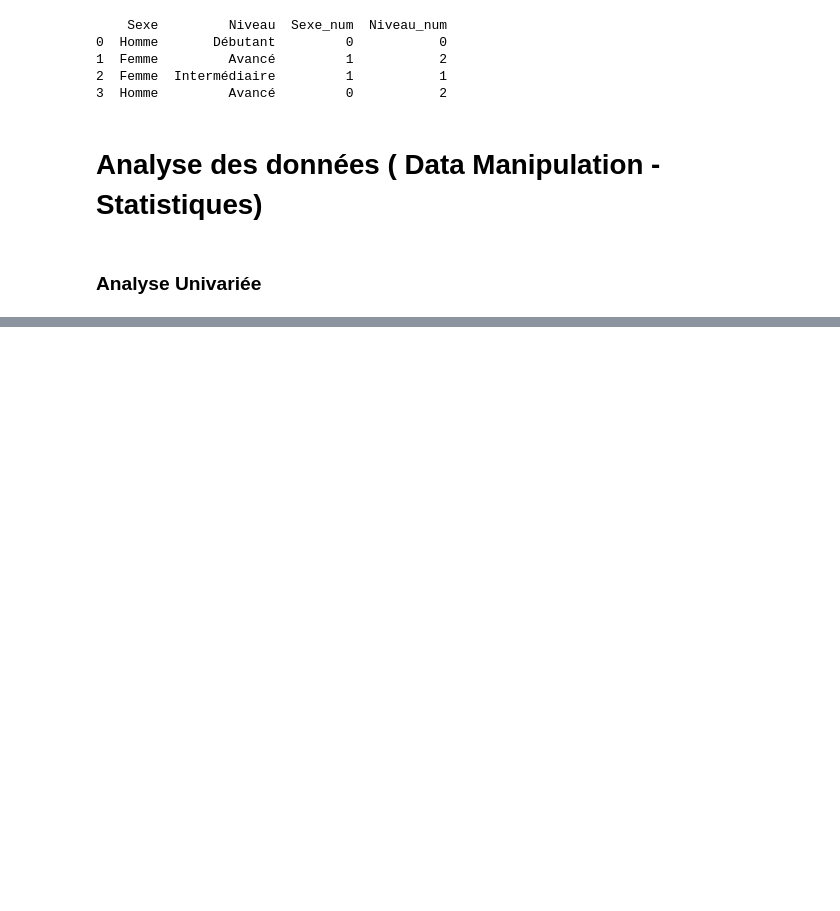
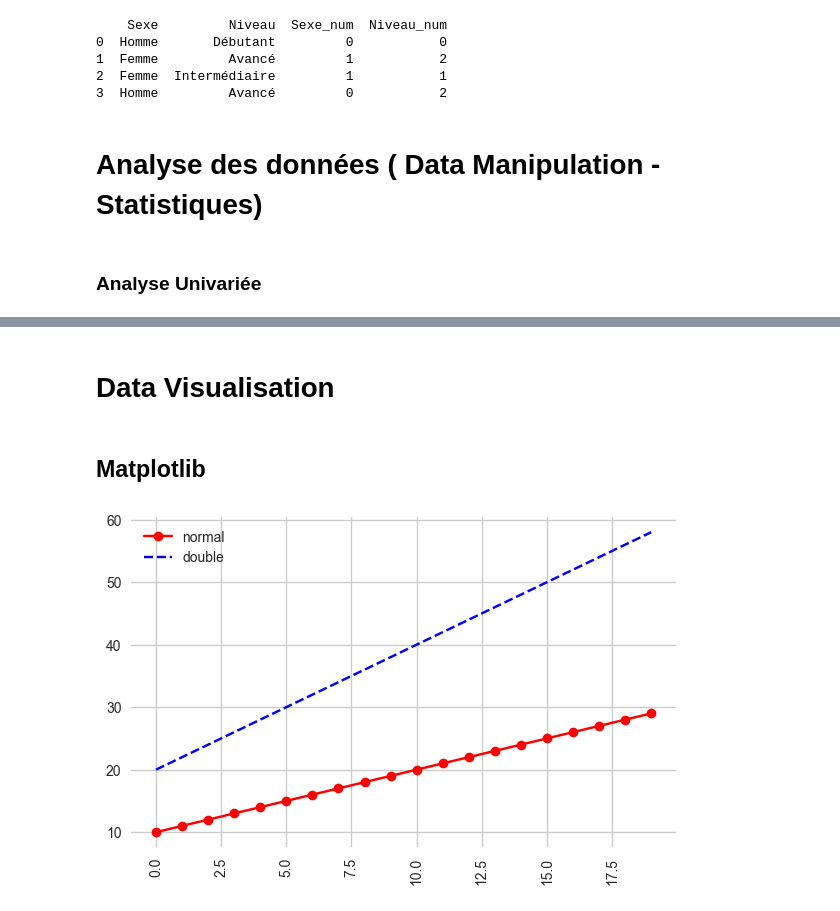
Before and after one commit to Hammilidi/ML_AI_Engineering, a Jupyter notebook: Semaine_2_Machine_Learning/Python_Pour_Data_Science.ipynb, the cells around one changed output, grey strips where cells are left out. Saved outputs shown, nothing was run; the diff lists cells and outputs as text; code cells hidden in the pictures; blank space fills up the shorter version.

```diff
--- a/Semaine_2_Machine_Learning/Python_Pour_Data_Science.ipynb
+++ b/Semaine_2_Machine_Learning/Python_Pour_Data_Science.ipynb
@@ -249,2 +248,22 @@ Note: you may need to restart the kernel to use updated packages.
 # %%
+# Analyse de la qualité de l'air et des admissions hospitalières
+# Dataset : Données environnementales et sanitaires par ville
+
 import pandas as pd
+import numpy as np
+import matplotlib.pyplot as plt
+import seaborn as sns
+from scipy import stats
+from scipy.stats import pearsonr, spearmanr
+import warnings
+warnings.filterwarnings('ignore')
+
+# Configuration des graphiques
+plt.style.use('default')
+sns.set_palette("husl")
+plt.rcParams['figure.figsize'] = (12, 8)
+plt.rcParams['font.size'] = 10
+
+print("="*80)
+print("ANALYSE DE LA QUALITÉ DE L'AIR ET DES ADMISSIONS HOSPITALIÈRES")
+print("="*80)
@@ -559,0 +1154,40 @@ print(df)
+# %% [markdown]
+# Data Visualisation
+# %% [markdown]
+## Matplotlib
+# %%
+import matplotlib.pyplot as plt
+
+# plt.figure(figsize=(8, 6))
+# plt.plot(df['city'], df['hospital_admissions'])
+# plt.title("Admission par ville")
+# plt.xlabel("villes")
+# plt.ylabel("Admissions_hopital")
+# plt.xticks(rotation=90)
+# # plt.tight_layout()
+# plt.show()
+
+
+# plt.figure(figsize = (8, 6))
+# plt.plot(df['date'], df['temperature'])
+# plt.xlabel('dates')
+# plt.ylabel('temperatures')
+# plt.title('Evolution de la Température en fonction du temps')
+# plt.show()
+
+X = np.arange(20)
+Y = np.arange(10, 30)
+plt.figure(figsize=(6, 4))
+plt.plot(X, Y, label='normal', c='r', marker='o')
+plt.plot(X, 2*Y, label='double', c='b', ls='dashed')
+plt.xlabel('')
+plt.ylabel('')
+plt.title('')
+plt.xticks(rotation=90)
+plt.grid(True)
+plt.tight_layout()
+plt.legend()
+plt.savefig('plots/test.png')
+plt.show()
+# %% [output]
+[figure, added]
```
Also changed, not shown: parts of 62 cells of this notebook, 2 other files.
